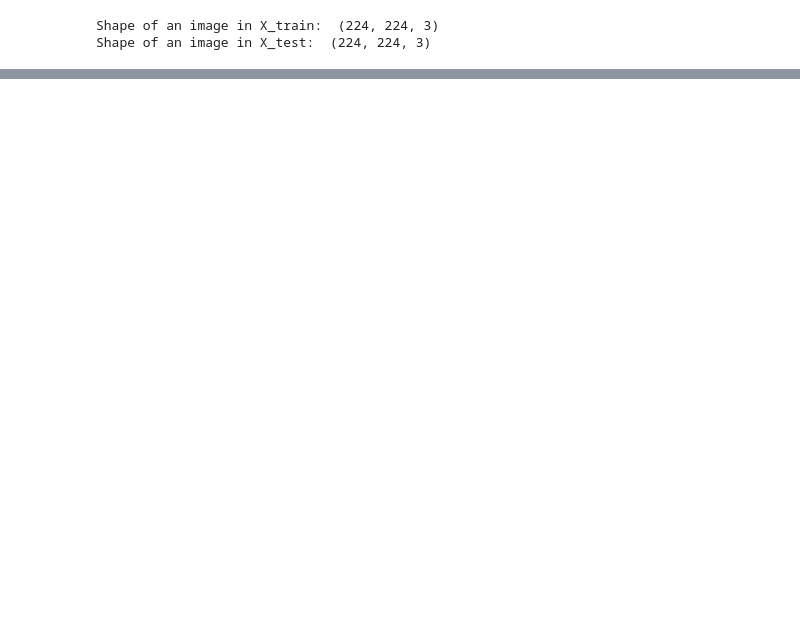
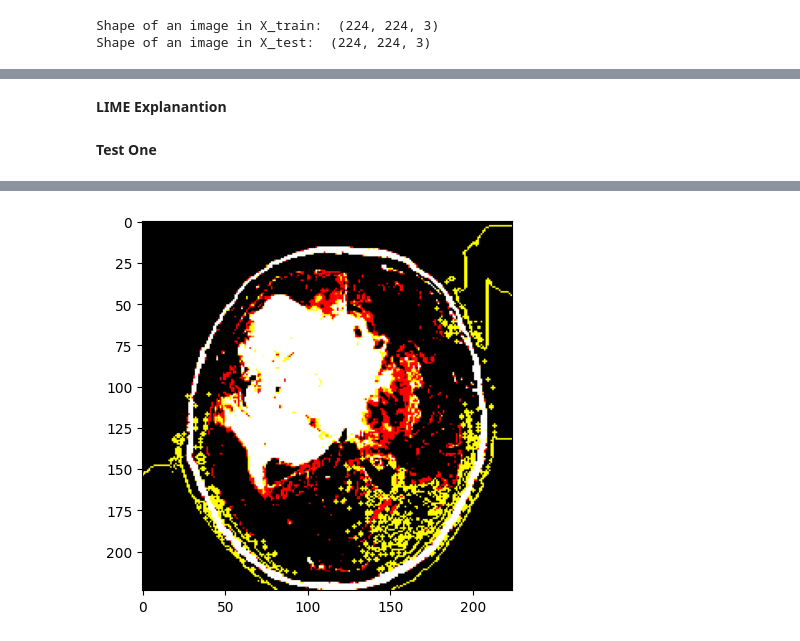
Before and after one commit to barta3235/working_model_VGG19, a Jupyter notebook: working_model_unet.ipynb, the cells around one changed output, grey strips where cells are left out. Cells and saved outputs as stored; diff of their text form; code cells hidden in the pictures; blank space fills up the shorter version.

Commit message:
lime and grad-cam added

```diff
--- a/working_model_unet.ipynb
+++ b/working_model_unet.ipynb
@@ -232,0 +429,48 @@ Epoch 5/5
+# %% [markdown]
+**LIME Explanantion**
+# %% [markdown]
+**Test One**
+# %%
+import numpy as np
+import matplotlib.pyplot as plt
+import tensorflow as tf
+from tensorflow.keras.preprocessing import image
+from tensorflow.keras.applications.vgg16 import preprocess_input
+from lime import lime_image
+from skimage.segmentation import mark_boundaries
+
+# Function to load and preprocess the image
+def load_image(img_path, target_size=(224, 224)):
+    img = image.load_img(img_path, target_size=target_size)
+    img = image.img_to_array(img)
+    img = np.expand_dims(img, axis=0)
+    # Adjust preprocessing as needed for your model
+    img = preprocess_input(img)  # Make sure this matches your model's expected input
+    return img
+
+# Adjust this prediction function as per your model's requirements
+def predict(model, img_array):
+    preds = model.predict(img_array)
+    return preds
+
+# Function to explain an instance with LIME
+def explain_instance_with_lime(model, img_path, top_labels=2, hide_color=0, num_samples=100):
+    explainer = lime_image.LimeImageExplainer()
+    img = load_image(img_path)
+    explanation = explainer.explain_instance(img[0].astype('double'),
+                                             classifier_fn=lambda x: predict(model, x),
+                                             top_labels=top_labels,
+                                             hide_color=hide_color,
+                                             num_samples=num_samples)
+    temp, mask = explanation.get_image_and_mask(explanation.top_labels[0], positive_only=True, num_features=5, hide_rest=False)
+    plt.imshow(mark_boundaries(temp / 2 + 0.5, mask))
+    plt.show()
+
+# Assuming 'model' is your fine-tuned model with the provided compilation parameters
+
+# Path to your test image
+img_path = '/content/drive/MyDrive/sampleImagesToTest/Y2.jpg'  # Update this with the actual path to your image
+
+# Use the function to explain a prediction
+explain_instance_with_lime(model, img_path)
+# %% [output]
@@ -232,0 +488 @@ Epoch 5/5
+[figure, added]
```
Also changed, not shown: parts of 32 cells of this notebook.
